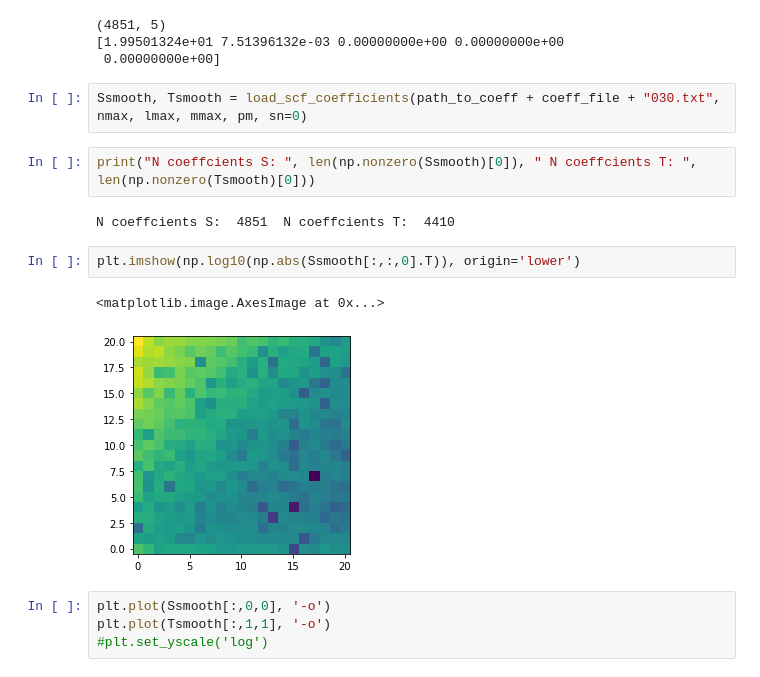
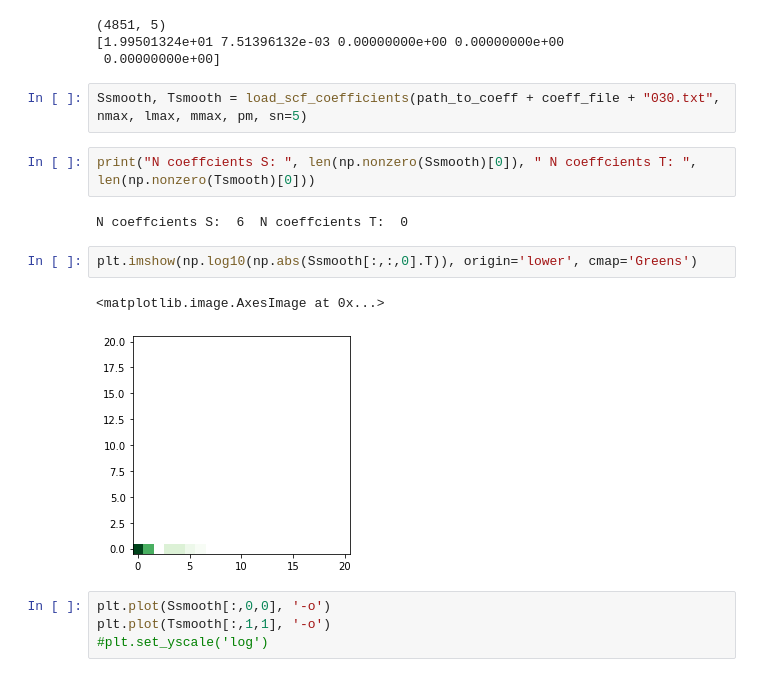
Before and after one commit to jngaravitoc/BFE_integrator, a Jupyter notebook: notebooks/check_bfe_fields.ipynb, the cells around one changed output. Saved outputs shown, nothing was run; the diff lists cells and outputs as text.

```diff
--- a/notebooks/check_bfe_fields.ipynb
+++ b/notebooks/check_bfe_fields.ipynb
@@ -43,16 +43,16 @@ print(coeff[0])
 [1.99501324e+01 7.51396132e-03 0.00000000e+00 0.00000000e+00
  0.00000000e+00]
 # %%
-Ssmooth, Tsmooth = load_scf_coefficients(path_to_coeff + coeff_file + "030.txt", nmax, lmax, mmax, pm, sn=0)
+Ssmooth, Tsmooth = load_scf_coefficients(path_to_coeff + coeff_file + "030.txt", nmax, lmax, mmax, pm, sn=5)
 # %%
 print("N coeffcients S: ", len(np.nonzero(Ssmooth)[0]), " N coeffcients T: ", len(np.nonzero(Tsmooth)[0]))
 # %% [output]
-N coeffcients S:  4851  N coeffcients T:  4410
+N coeffcients S:  6  N coeffcients T:  0
 # %%
-plt.imshow(np.log10(np.abs(Ssmooth[:,:,0].T)), origin='lower')
+plt.imshow(np.log10(np.abs(Ssmooth[:,:,0].T)), origin='lower', cmap='Greens')
 # %% [output]
 <matplotlib.image.AxesImage at 0x...>
-[figure, old version]
+[figure, new version]
 # %%
 plt.plot(Ssmooth[:,0,0], '-o')
 plt.plot(Tsmooth[:,1,1], '-o')
```
Also changed, not shown: parts of 13 cells of this notebook, 1 other file.
